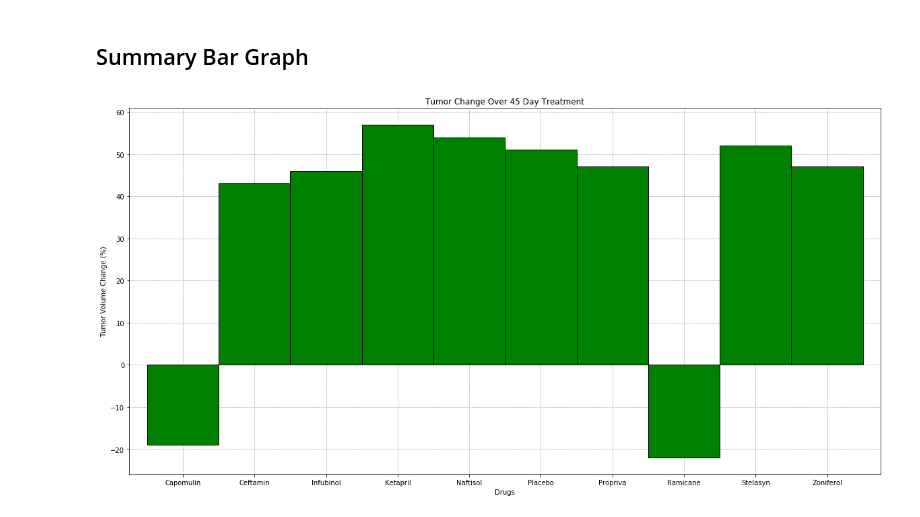
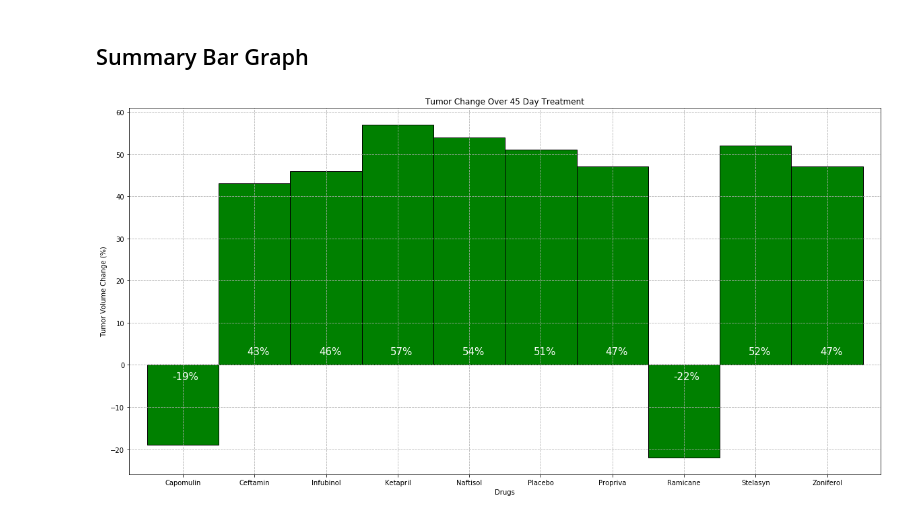
Before and after one commit to jamiejin91/python-challenge, a Jupyter notebook: xJamieJin_HW5/xJamieJin_HW5.ipynb, the cells around one changed output. Drawn from its saved outputs; the diff is of its cells as text; code cells hidden in the pictures.

```diff
--- a/xJamieJin_HW5/xJamieJin_HW5.ipynb
+++ b/xJamieJin_HW5/xJamieJin_HW5.ipynb
@@ -42,12 +42,12 @@ df_tumor_final
 | 45 | 36.236114 | 64.132421 | 65.755562 | 70.662958 | 69.265506 | 68.084082 | 66.258529 | 34.955595 | 68.438310 | ... |
 # %%
 df_tumor_x = list(df_tumor_final.index.values)
-df_tumor_y = []
+df_tumor_y = [list(df_tumor.loc[df_tumor['Drug'] == drug_names[i]]['Tumor Volume (mm3)']) for i in range(len(drug_names))]
+df_tumor_se = [sem(i) for i in df_tumor_y]
 
 plt.figure(figsize=(15,10))
 for i in range(len(drug_names)):
-    df_tumor_y.append(list(df_tumor.loc[df_tumor['Drug'] == drug_names[i]]['Tumor Volume (mm3)']))
-    plt.plot(df_tumor_x,df_tumor_y[i],marker=markers[i],label=drug_names[i],linestyle='--')
+    plt.errorbar(df_tumor_x,df_tumor_y[i],yerr=df_tumor_se,marker=markers[i],label=drug_names[i],linestyle='--')
 
 plt.legend(loc='best')
 plt.title("Tumor Response to Treatment")
@@ -84,12 +84,12 @@ df_meta_final
 | 45 | 1.476190 | 2.692308 | 2.111111 | 3.363636 | 2.538462 | 3.272727 | 2.571429 | 1.250000 | 1.727273 | ... |
 # %%
 df_meta_x = list(df_meta_final.index.values)
-df_meta_y = []
+df_meta_y = [list(df_meta.loc[df_meta['Drug'] == drug_names[i]]['Metastatic Sites'])for i in range(len(drug_names))]
+df_meta_se = [sem(i) for i in df_meta_y]
 
 plt.figure(figsize=(15,10))
 for i in range(len(drug_names)):
-    df_meta_y.append(list(df_meta.loc[df_meta['Drug'] == drug_names[i]]['Metastatic Sites']))
-    plt.plot(df_meta_x,df_meta_y[i],marker=markers[i],label=drug_names[i], linestyle="--")
+    plt.errorbar(df_meta_x,df_meta_y[i],yerr=df_meta_se,marker=markers[i],label=drug_names[i], linestyle="--")
 
 plt.legend(loc='best')
 plt.title("Metastatic Spread During Treatment")
@@ -126,12 +126,12 @@ df_live_final
 | 45 | 21.0 | 13.0 | 9.0 | 11.0 | 13.0 | 11.0 | 7.0 | 20.0 | 11.0 | ... |
 # %%
 df_live_x = list(df_live_final.index.values)
-df_live_y = []
+df_live_y = [list(map(lambda x: x/max(df_live.loc[df_live['Drug'] == drug_names[i]]['Mouse ID']) * 100, df_live.loc[df_live['Drug'] == drug_names[i]]['Mouse ID'])) for i in range(len(drug_names))]
+df_live_se = [sem(i) for i in df_live_y]
 
 plt.figure(figsize=(15,10))
 for i in range(len(drug_names)):
-    df_live_y.append(list(map(lambda x: x/max(df_live.loc[df_live['Drug'] == drug_names[i]]['Mouse ID']) * 100, df_live.loc[df_live['Drug'] == drug_names[i]]['Mouse ID'])))
-    plt.plot(df_live_x,df_live_y[i],marker=markers[i],label=drug_names[i],linestyle='--')
+    plt.errorbar(df_live_x,df_live_y[i],yerr=df_live_se,marker=markers[i],label=drug_names[i],linestyle='--')
 
 plt.legend(loc='best')
 plt.title("Survival Rate While in Treatment")
@@ -146,15 +146,20 @@ plt.show()
 # %%
 df_tumor_change = round((df_tumor_final.iloc[9]-df_tumor_final.iloc[0])/df_tumor_final.iloc[0]*100)
 colors = ['r' if i > 0 else 'g' for i in df_tumor_change]
 
-df_tumor_change_plot = df_tumor_change.plot(x=list(range(len(df_tumor_change))),kind="bar",color=colors,figsize=(20,10),rot=0,
-                                            width=1,zorder=3,title="Tumor Change Over 45 Day Treatment",edgecolor='black')
+df_tumor_change.plot(x=list(range(len(df_tumor_change))),kind="bar",color=colors,figsize=(20,10),rot=0,
+                                            width=1,title="Tumor Change Over 45 Day Treatment",edgecolor='black')
 
-#plt.text(s="ayy",x=1,y=5)
-plt.grid(linestyle='--',zorder=0)
+
+for i in range(len(df_tumor_change)):
+    if df_tumor_change[i] > 0:
+        plt.text(-0.1+i,2.5,str(int(df_tumor_change[i]))+"%",color='w',fontsize=15)
+    else:
+        plt.text(-0.15+i,-3.5,str(int(df_tumor_change[i]))+"%",color='w',fontsize=15)
+
+plt.grid(linestyle='--')
 plt.xlabel("Drugs")
 plt.ylabel("Tumor Volume Change (%)")
 plt.show()
-#olors
 # %% [output]
-[figure, old version]
+[figure, new version]
```
Also changed, not shown: parts of 4 cells of this notebook.
